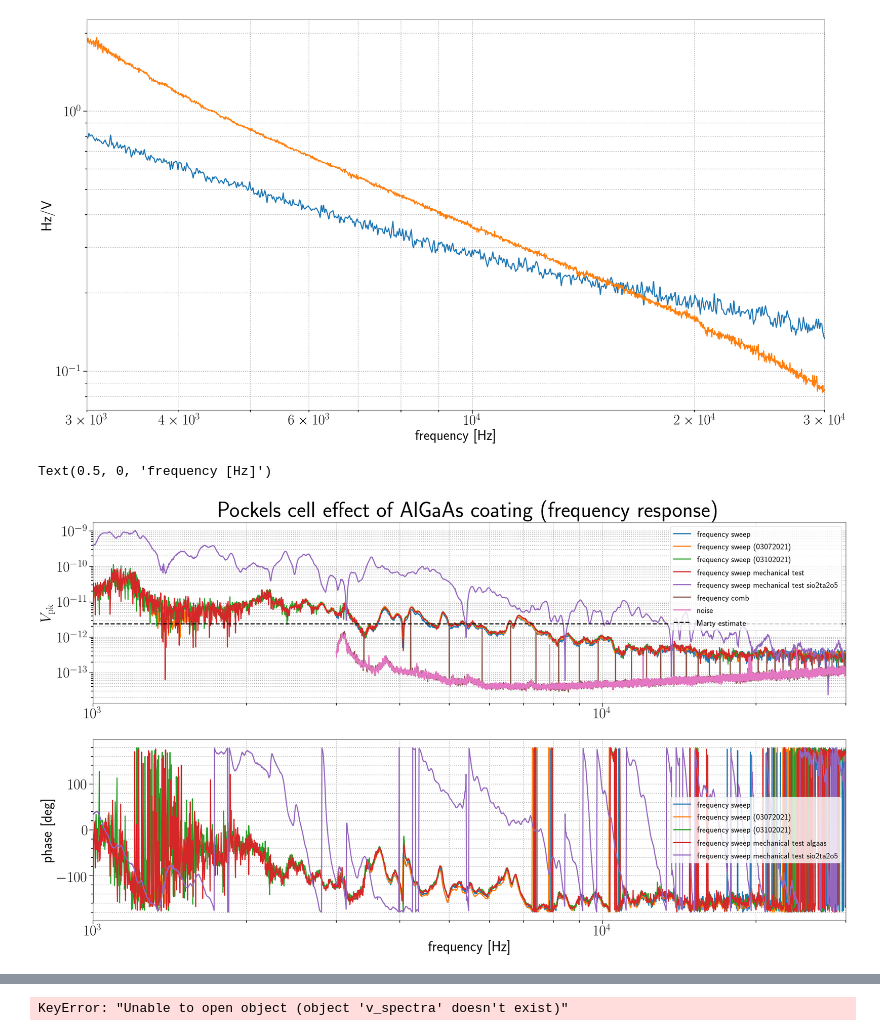
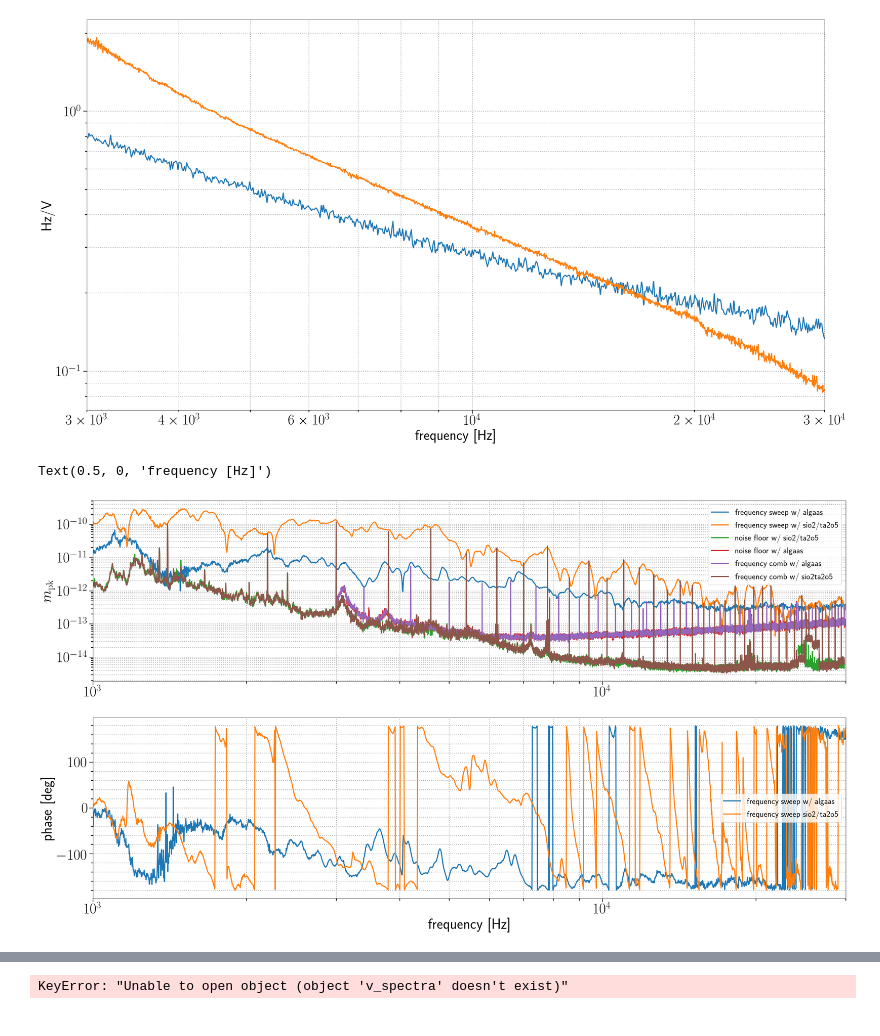
Before and after one commit to dancvan/AlGaAs_electrooptic_effect, a Jupyter notebook: code/notebooks/plotting_results.ipynb, the cells around one changed output, grey strips where cells are left out. Saved outputs shown, nothing was run; the diff lists cells and outputs as text; code cells hidden in the pictures.

Commit message:
jupyter notebook used to generate most March 2021 LVK plots

```diff
--- a/code/notebooks/plotting_results.ipynb
+++ b/code/notebooks/plotting_results.ipynb
@@ -14,13 +14,23 @@ swept_dir1 = '/Users/daniel_vander-hyde/Documents/git/SU/algaas_electrooptic_eff
 swept_dir2 = '/Users/daniel_vander-hyde/Documents/git/SU/algaas_electrooptic_effect/results/swept_frequency/03_10_2021_swept_pk'
 swept_dir3 = '/Users/daniel_vander-hyde/Documents/git/SU/algaas_electrooptic_effect/results/swept_frequency_mech_test/03_10_2021_swept_pk_algaas'
 swept_dir4 = '/Users/daniel_vander-hyde/Documents/git/SU/algaas_electrooptic_effect/results/swept_frequency_mech_test/03_12_2021_swept_pk_sio2ta2o5'
+swept_dir5 = '/Users/daniel_vander-hyde/Documents/git/Su/algaas_electrooptic_effect/results/swept_frequency/03_13_2021a_swept_pk_sio2ta2o5'
+swept_dir6 = '/Users/daniel_vander-hyde/Documents/git/Su/algaas_electrooptic_effect/results/swept_frequency/03_13_2021c_swept_pk_sio2ta2o5'
+noise_dir1 = '/Users/daniel_vander-hyde/Documents/git/Su/algaas_electrooptic_effect/results/noise/03_13_2021b_noise_pk_sio2ta2o5'
+comb_dir1 = '/Users/daniel_vander-hyde/Documents/git/Su/algaas_electrooptic_effect/results/frequency_comb/03_13_2021a_comb_pk_sio2ta2o5'
+comb_dir2 = '/Users/daniel_vander-hyde/Documents/git/Su/algaas_electrooptic_effect/results/frequency_comb/03_13_2021b_comb_pk_sio2ta2o5'
 swept_dat = h5py.File(swept_dir + '/data.hdf5', 'r')
 swept_dat1 = h5py.File(swept_dir1 + '/data.hdf5', 'r')
+comb_dat1 = h5py.File(comb_dir1 + '/data.hdf5', 'r')
 comb_dat = h5py.File(comb_dir + '/data.hdf5', 'r')
 noise_dat = h5py.File(noise_dir + '/data.hdf5','r')
 swept_dat2 = h5py.File(swept_dir2 + '/data.hdf5', 'r')
 swept_dat3 = h5py.File(swept_dir3 + '/data.hdf5', 'r')
 swept_dat4 = h5py.File(swept_dir4 + '/data.hdf5', 'r')
+swept_dat5 = h5py.File(swept_dir5 + '/data.hdf5', 'r')
+swept_dat6 = h5py.File(swept_dir6 + '/data.hdf5', 'r')
+noise_dat1 = h5py.File(noise_dir1 + '/data.hdf5', 'r')
+comb_dat2 =  h5py.File(comb_dir2 + '/data.hdf5', 'r')
 # %%
 swept_dat.visit(printname)
 # %% [output]
@@ -116,33 +126,36 @@ Text(0.5, 0, 'frequency [Hz]')
 [figure]
 # %%
 plt.subplot(211)
-plt.loglog(swept_dat['freq'][:], swept_dat['calibrated/disp_spect_unnorm'][:],label='frequency sweep')
-plt.loglog(swept_dat1['freq'][:], swept_dat1['calibrated/disp_spect_unnorm'][:],label='frequency sweep (03072021)')
-plt.loglog(swept_dat2['freq'][:], swept_dat2['calibrated/disp_spect_unnorm'][:],label='frequency sweep (03102021)')
-plt.loglog(swept_dat3['freq'][:], swept_dat3['calibrated/disp_spect_unnorm'][:],label='frequency sweep mechanical test')
-plt.loglog(swept_dat4['freq'][:], swept_dat4['calibrated/disp_spect_unnorm'][:],label='frequency sweep mechanical test sio2ta2o5')
-
-
-
-
+#plt.loglog(swept_dat['freq'][:], swept_dat['calibrated/disp_spect_unnorm'][:],label='frequency sweep')
+plt.loglog(swept_dat1['freq'][:], swept_dat1['calibrated/disp_spect_unnorm'][:],label='frequency sweep w/ algaas')
+#plt.loglog(swept_dat2['freq'][:], swept_dat2['calibrated/disp_spect_unnorm'][:],label='frequency sweep (03102021)')
+#plt.loglog(swept_dat3['freq'][:], swept_dat3['calibrated/disp_spect_unnorm'][:],label='frequency sweep mechanical test')
+#plt.loglog(swept_dat4['freq'][:], swept_dat4['calibrated/disp_spect_unnorm'][:],label='frequency sweep mechanical test sio2ta2o5')
+#plt.loglog(swept_dat5['freq'][:], swept_dat5['calibrated/disp_spect_unnorm'][:],label='frequency sweept sio2/ta2o5 sample')
+plt.loglog(swept_dat6['freq'][:], swept_dat6['calibrated/disp_spect_unnorm'][:],label='frequency sweep w/ sio2/ta2o5')
+plt.loglog(noise_dat1['freq'], noise_dat1['calibrated/disp_spect'], label='noise floor w/ sio2/ta2o5')
+plt.loglog(noise_dat['freq'], noise_dat['calibrated/disp_spect'], label='noise floor w/ algaas')
 #plt.loglog(swept_dat['freq'][:], swept_dat['calibrated/disp_spect_norm'][:]*200,label='frequency sweep normalized * 200)')
-plt.loglog(comb_dat['freq'], comb_dat['calibrated/disp_spect'],label = 'frequency comb')
-plt.loglog(noise_dat['freq'], noise_dat['calibrated/disp_spect'], label='noise')
-plt.axhline(y=marty_estimate*Efield_strength_estimate,linestyle='--',color='k', label='Marty estimate')
+plt.loglog(comb_dat['freq'], comb_dat['calibrated/disp_spect'],label = 'frequency comb w/ algaas')
+#plt.loglog(comb_dat1['freq'], comb_dat1['calibrated/disp_spect'],label = 'frequency comb')
+plt.loglog(comb_dat2['freq'], comb_dat2['calibrated/disp_spect'],label = 'frequency comb w/ sio2ta2o5')
+#plt.axhline(y=marty_estimate*Efield_strength_estimate,linestyle='--',color='k', label='Marty estimate')
 plt.legend(prop={'size':23})
 plt.xlim([swept_dat1['freq'][0],swept_dat['freq'][-1]])
-plt.ylabel('$$V_\mathrm{pk}$$')
-plt.title('Pockels cell effect of AlGaAs coating (frequency response)')
+plt.ylabel('$$m_\mathrm{pk}$$')
+#plt.title('Pockels effect of AlGaAs coating (frequency response)')
 plt.subplot(212)
-plt.semilogx(swept_dat['freq'], swept_dat['calibrated/phase_resp_unnorm'][:], label='frequency sweep')
-plt.semilogx(swept_dat1['freq'], swept_dat1['calibrated/phase_resp_unnorm'][:],  label='frequency sweep (03072021)')
-plt.semilogx(swept_dat2['freq'], swept_dat2['calibrated/phase_resp_unnorm'][:],  label='frequency sweep (03102021)')
-plt.semilogx(swept_dat3['freq'], swept_dat3['calibrated/phase_resp_unnorm'][:],  label='frequency sweep mechanical test algaas')#plt.semilogx(swept_dat['freq'], swept_dat['calibrated/phase_resp_unnorm'], label='frequency sweep')
-plt.semilogx(swept_dat4['freq'], swept_dat4['calibrated/phase_resp_unnorm'][:], label='frequency sweep mechanical test sio2ta2o5')
+#plt.semilogx(swept_dat['freq'], swept_dat['calibrated/phase_resp_unnorm'][:], label='frequency sweep')
+plt.semilogx(swept_dat1['freq'], swept_dat1['calibrated/phase_resp_unnorm'][:],  label='frequency sweep w/ algaas')
+#plt.semilogx(swept_dat2['freq'], swept_dat2['calibrated/phase_resp_unnorm'][:],  label='frequency sweep (03102021)')
+#plt.semilogx(swept_dat3['freq'], swept_dat3['calibrated/phase_resp_unnorm'][:],  label='frequency sweep mechanical test algaas')#plt.semilogx(swept_dat['freq'], swept_dat['calibrated/phase_resp_unnorm'], label='frequency sweep')
+#plt.semilogx(swept_dat4['freq'], swept_dat4['calibrated/phase_resp_unnorm'][:], label='frequency sweep mechanical test sio2ta2o5')
+plt.semilogx(swept_dat6['freq'], swept_dat6['calibrated/phase_resp_unnorm'][:],  label='frequency sweep sio2/ta2o5 ')
 plt.xlim([swept_dat1['freq'][0],swept_dat['freq'][-1]])
 plt.legend(prop={'size':23})
 plt.ylabel('phase [deg]')
 plt.xlabel('frequency [Hz]')
+#plt.savefig('sio2ta2o5_and_algaas_pockels_setup_test.png', dpi=300,bbox_inches='tight')
 # %% [output]
 Text(0.5, 0, 'frequency [Hz]')
-[figure, old version]
+[figure, new version]
```
Also changed, not shown: parts of 8 cells of this notebook.
